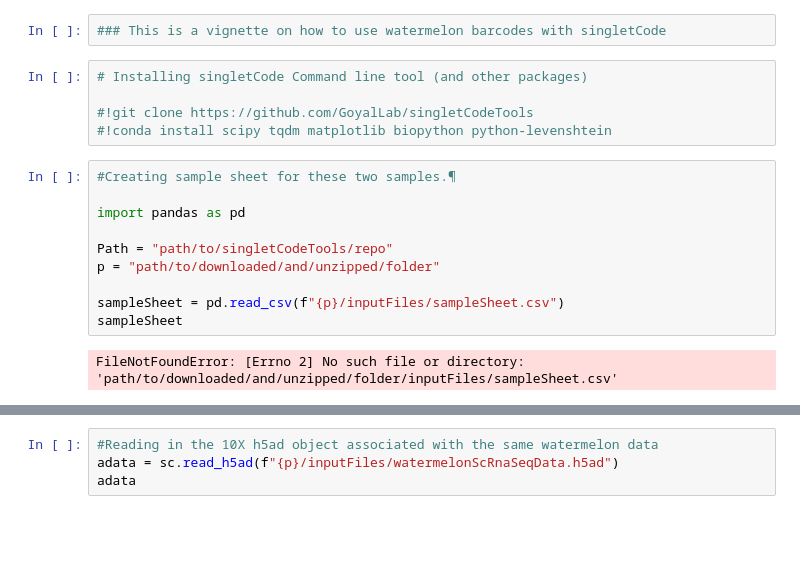
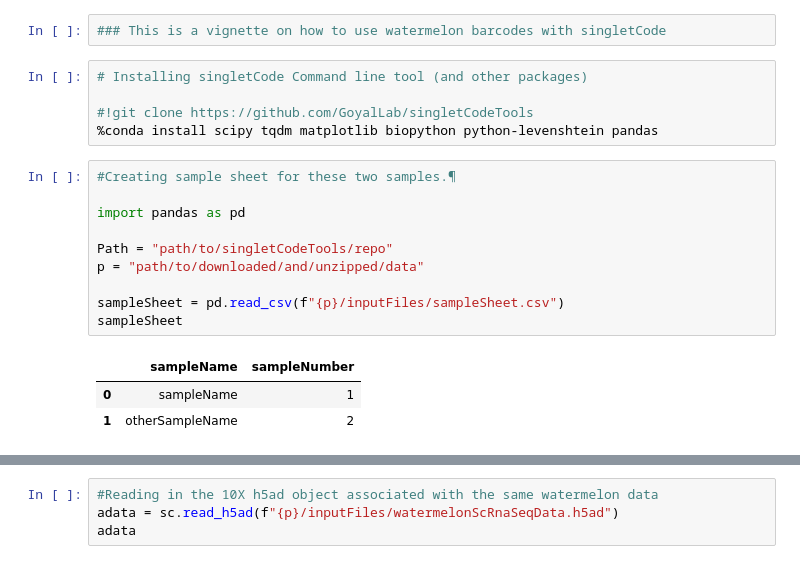
Before and after one commit to GoyalLab/singletCodeTools, a Jupyter notebook: vignette/usingwatermelonBarcodesWithSingletCode.ipynb, the cells around one changed output, grey strips where cells are left out. Drawn from its saved outputs; the diff is of its cells as text; blank space fills up the shorter version.

```diff
--- a/vignette/usingwatermelonBarcodesWithSingletCode.ipynb
+++ b/vignette/usingwatermelonBarcodesWithSingletCode.ipynb
@@ -4,19 +4,21 @@
 # Installing singletCode Command line tool (and other packages)
 
 #!git clone https://github.com/GoyalLab/singletCodeTools
-#!conda install scipy tqdm matplotlib biopython python-levenshtein
+%conda install scipy tqdm matplotlib biopython python-levenshtein pandas
 # %%
 #Creating sample sheet for these two samples.¶
 
 import pandas as pd
 
 Path = "path/to/singletCodeTools/repo"
-p = "path/to/downloaded/and/unzipped/folder"
+p = "path/to/downloaded/and/unzipped/data"
 
 sampleSheet = pd.read_csv(f"{p}/inputFiles/sampleSheet.csv")
 sampleSheet
 # %% [output]
-FileNotFoundError: [Errno 2] No such file or directory: 'path/to/downloaded/and/unzipped/folder/inputFiles/sampleSheet.csv'
+|  | sampleName | sampleNumber |
+| 0 | sampleName | 1 |
+| 1 | otherSampleName | 2 |
 # %%
 # Running watermelon module
 
```
Also changed, not shown: parts of 11 cells of this notebook.
